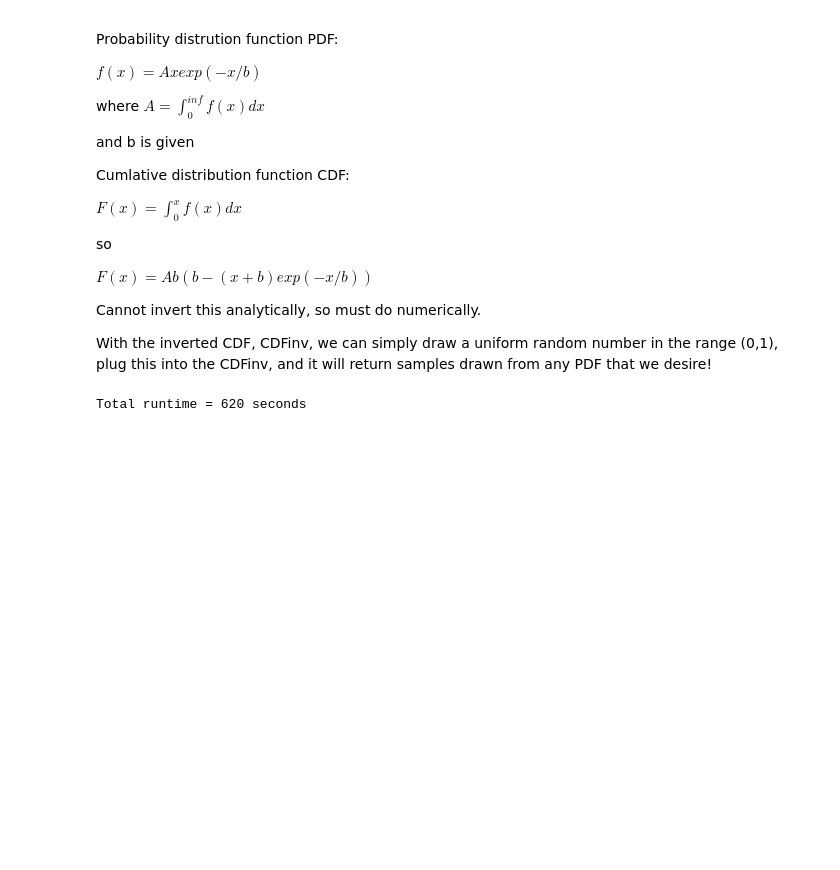
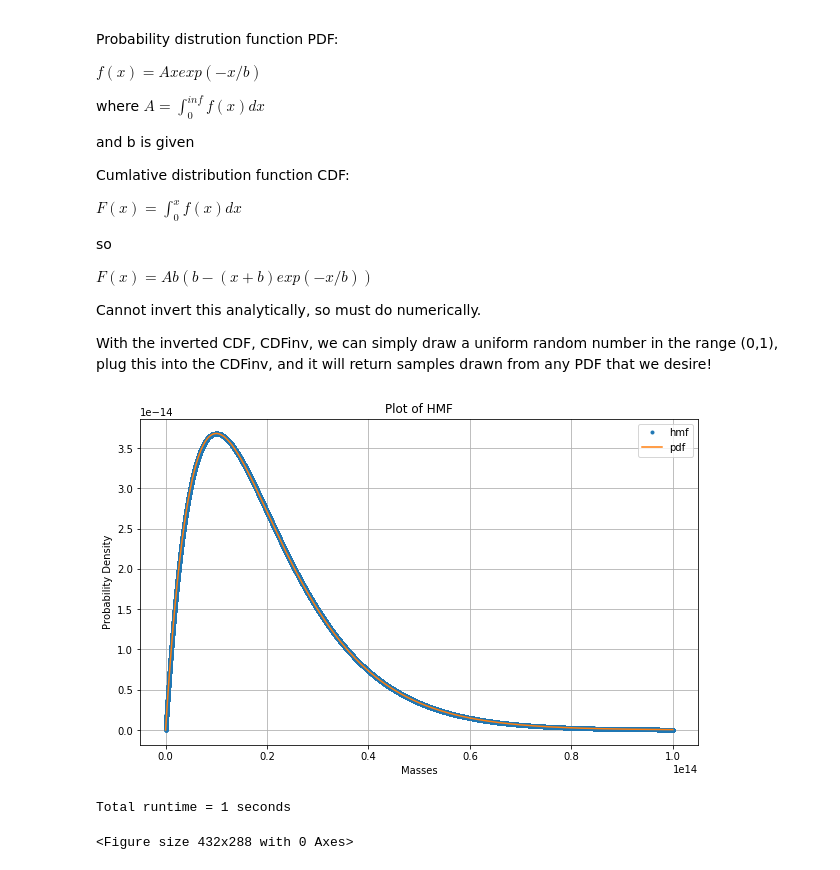
Before and after one commit to V-Yordanov/Yordanov_Valencia_Chung_Eegene_Assignment1, a Jupyter notebook: question4.ipynb, the cells around one changed output. Saved outputs shown, nothing was run; the diff lists cells and outputs as text; code cells hidden in the pictures; blank space fills up the shorter version.

```diff
--- a/question4.ipynb
+++ b/question4.ipynb
@@ -171,6 +171,7 @@ Cannot invert this analytically, so must do numerically.
 With the inverted CDF, CDFinv, we can simply draw a uniform random number in the range (0,1), plug this into the CDFinv, and it will return samples drawn from any PDF that we desire!
 # %%
 # IF YOU RUN THE CODE FOR NHALO = 100000000 IT TAKES AROUND 10 +- 2 MIN BUT IT WORKS I SWEAR
+# Defaulted it to Nhalo = 1000000 in case you don't want it to run long right away
 
 import numpy as np
 import matplotlib.pyplot as plt
@@ -183,10 +184,10 @@ import time
 tstart = time.time()
 
 # Halo Parameters
-Nhalo = 100000000 # set to 100000000 for final run (Note large numbers will probably not even work with the original poorly written code)
+Nhalo = 1000000 # set to 100000000 for final run (Note large numbers will probably not even work with the original poorly written code)
 
 # Map parameters
-npix = 1000      # set to 1000 for final run
+npix = 100      # set to 1000 for final run
 fov = 10        # in degrees
 chi_min = 0.    # minimum distance
 chi_max = 3.e3  # maximum distance
@@ -222,17 +223,18 @@ def hmf_cdf(M):
     return 1./norm_pdf * Mstar * (Mstar - (M + Mstar) * np.exp(-M/Mstar))
 
 # Plot HMF and PDF to see if they correlate
-# So I couldn't quite get it to work, but when plotted they have the same shape, with different normalization
-#plt.figure(0, figsize=(10,6))
+# So I couldn't quite get the histogram to work, but when plotted they have the same shape, with different normalization
+plt.figure(0, figsize=(10,6))
 #plt.hist(hmf_func(M), bins='auto', label='hmf')
-#plt.plot(hmf_pdf(M), label='pdf')
-#plt.xlabel('Masses')
-#plt.ylabel('Probability Density')
-#plt.title('Plot of HMF')
-#plt.grid(True)
-#plt.legend()
-#plt.show()
-#plt.clf()
+plt.plot(M, hmf_func(M)/norm_pdf, label='hmf', marker='.', linestyle='none')
+plt.plot(M, hmf_pdf(M), label='pdf')
+plt.xlabel('Masses')
+plt.ylabel('Probability Density')
+plt.title('Plot of HMF')
+plt.grid(True)
+plt.legend()
+plt.show()
+plt.clf()
 
 # Get CDF value at each M
 CDF_of_M = hmf_cdf(M)
@@ -257,34 +259,36 @@ i = ra # aliasing for a more comprehensible variable name
 dec = ((dec+fov/2) // dy_pix).astype(int)
 j = dec
 chi = (chi // dz_pix).astype(int)
 k = chi
 
 # Allowed values of h
 h_val = np.arange(Nhalo, dtype=int)
 
 # Fill in the map
 np.add.at(map_1, [i[h_val],j[h_val],k[h_val]], Flux[h_val])
 
 chi_cut = 500   # distance cutoff value
 
 # Pick out k such that k*dz_pix > chi_cut
 # k would range from 0 to npix-1 but we pick out k's that dont make the cut
 k = np.arange(0,int(chi_cut/dz_pix)+1, dtype=int) # values of k's that DON'T make the cut
 
 map_1[:,:,k] = 0              # all values at index [i,j,k] before the cutoff k will be zero
 map_1 = np.sum(map_1, axis=2) # sum all values in axis 2 for k above cutoff
                               # hence summing over only values with index k above the cutoff)
 npix_include = npix-len(k)    # number of k's that DO make the cut
 
 # Define and plot mean flux of our sample region
 map_1 = map_1/npix_include
 map_mean = map_1
 
 
 tend = time.time()
 print("\nTotal runtime = %d seconds" % (tend-tstart))
 # %% [output]
+[figure, added]
-Total runtime = 620 seconds
+Total runtime = 1 seconds
+<Figure size 432x288 with 0 Axes>
 # %%
 # Analyze the map "map_mean"
 
```
Also changed, not shown: parts of 1 cell of this notebook.
